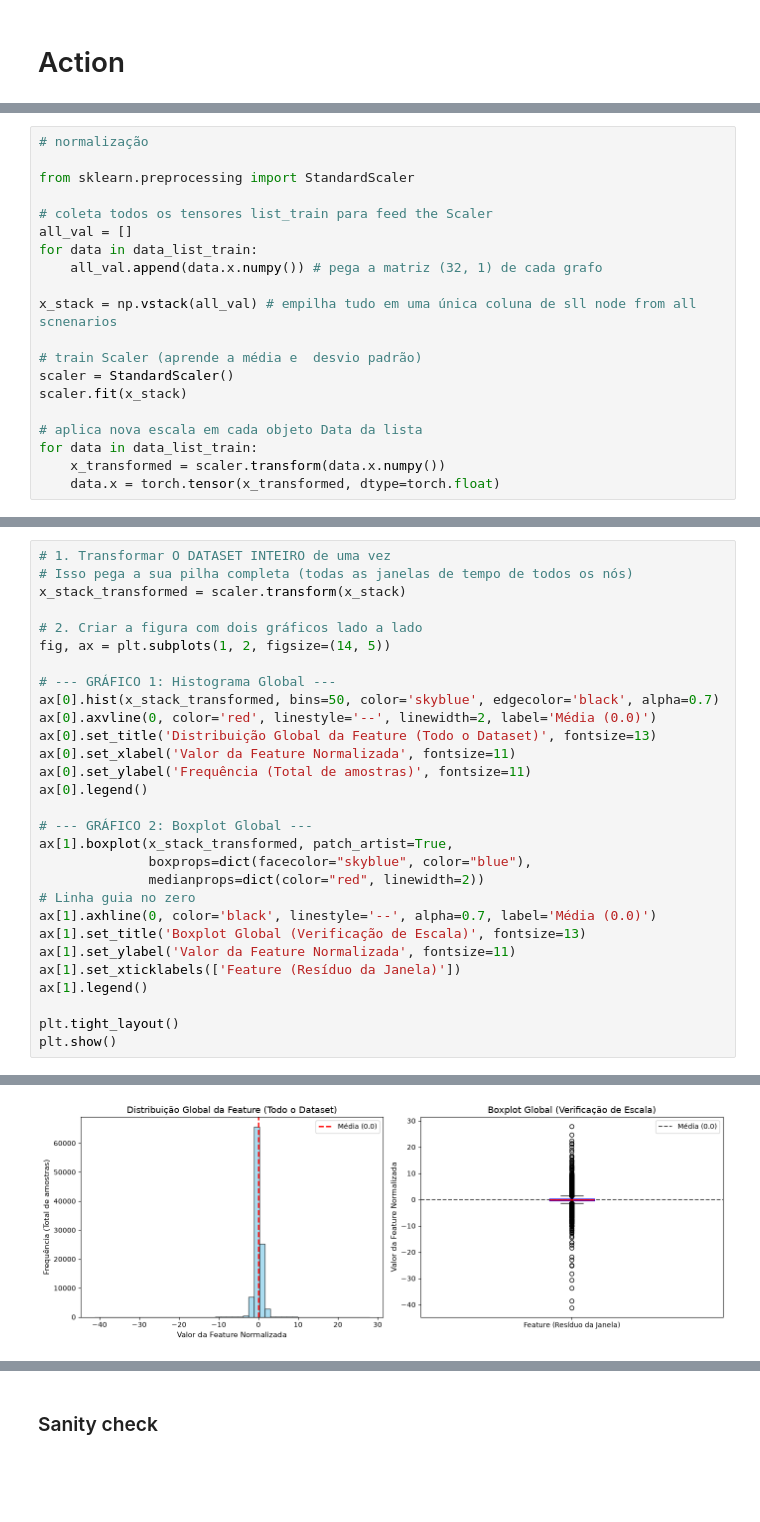
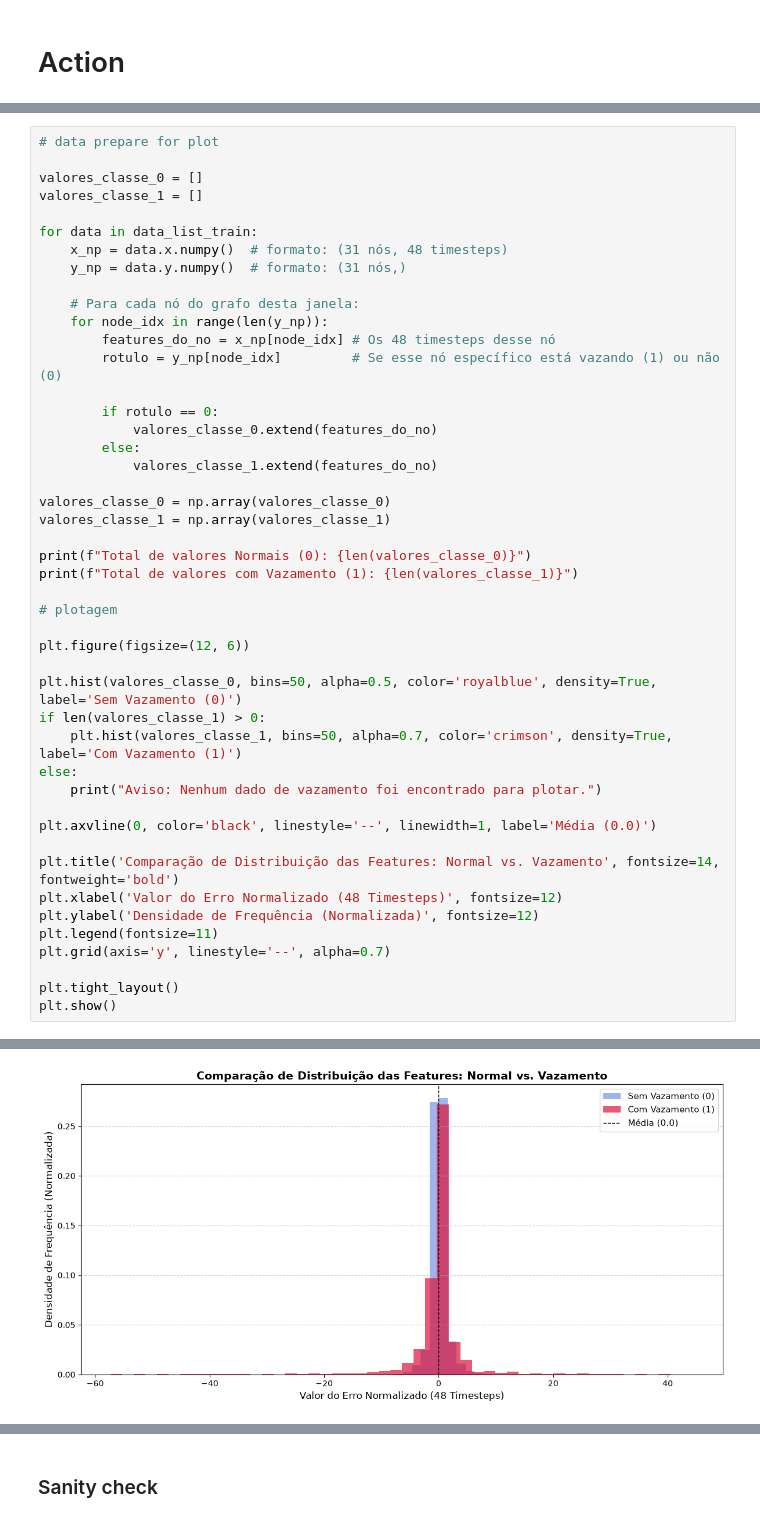
Before and after one commit to font-mirella/leak_db_ml_research, a Jupyter notebook: dev/02_model_study.ipynb, the cells around one changed output, grey strips where cells are left out. Cells and saved outputs as stored; diff of their text form; blank space fills up the shorter version.

```diff
--- a/dev/02_model_study.ipynb
+++ b/dev/02_model_study.ipynb
@@ -167,26 +171,6 @@ data_list_train = build_scenario_data_graph(scenarios, G, list_nodes, nodes_inde
 # %% [output]
 ['2', '3', '4', '5', '6', '7', '8', '9', '10', '11', '12', '13', '14', '15', '16', '17', '18', '19', '20', '21', '22', '23', '24', '25', '26', '27', '28', '29', '30', '31', '32']
 {'2': 0, '3': 1, '4': 2, '5': 3, '6': 4, '7': 5, '8': 6, '9': 7, '10': 8, '11': 9, '12': 10, '13': 11, '14': 12, '15': 13, '16': 14, '17': 15, '18': 16, '19': 17, '20': 18, '21': 19, '22': 20, '23': 2 ...
-# %%
-# normalização
-
-from sklearn.preprocessing import StandardScaler
-
-# coleta todos os tensores list_train para feed the Scaler
-all_val = []
-for data in data_list_train:
-    all_val.append(data.x.numpy()) # pega a matriz (32, 1) de cada grafo
-
-x_stack = np.vstack(all_val) # empilha tudo em uma única coluna de sll node from all scnenarios
-
-# train Scaler (aprende a média e  desvio padrão)
-scaler = StandardScaler()
-scaler.fit(x_stack)
-
-# aplica nova escala em cada objeto Data da lista
-for data in data_list_train:
-    x_transformed = scaler.transform(data.x.numpy())
-    data.x = torch.tensor(x_transformed, dtype=torch.float)
 # %% [markdown]
 ## Normalizações
 ### Normalização física por nó (Z-Score de baseline)
@@ -217,29 +196,46 @@ Ajusta a amplitude geral da feature de entrada do dataset, comprimindo a escala.
 # %%
-# 1. Transformar O DATASET INTEIRO de uma vez
-# Isso pega a sua pilha completa (todas as janelas de tempo de todos os nós)
-x_stack_transformed = scaler.transform(x_stack)
+# data prepare for plot
 
-# 2. Criar a figura com dois gráficos lado a lado
-fig, ax = plt.subplots(1, 2, figsize=(14, 5))
+valores_classe_0 = []
+valores_classe_1 = []
 
-# --- GRÁFICO 1: Histograma Global ---
-ax[0].hist(x_stack_transformed, bins=50, color='skyblue', edgecolor='black', alpha=0.7)
-ax[0].axvline(0, color='red', linestyle='--', linewidth=2, label='Média (0.0)')
-ax[0].set_title('Distribuição Global da Feature (Todo o Dataset)', fontsize=13)
-ax[0].set_xlabel('Valor da Feature Normalizada', fontsize=11)
-ax[0].set_ylabel('Frequência (Total de amostras)', fontsize=11)
-ax[0].legend()
+for data in data_list_train:
+    x_np = data.x.numpy()  # formato: (31 nós, 48 timesteps)
+    y_np = data.y.numpy()  # formato: (31 nós,)
 
-# --- GRÁFICO 2: Boxplot Global ---
-ax[1].boxplot(x_stack_transformed, patch_artist=True,
-              boxprops=dict(facecolor="skyblue", color="blue"),
-              medianprops=dict(color="red", linewidth=2))
-# Linha guia no zero
-ax[1].axhline(0, color='black', linestyle='--', alpha=0.7, label='Média (0.0)')
-ax[1].set_title('Boxplot Global (Verificação de Escala)', fontsize=13)
-ax[1].set_ylabel('Valor da Feature Normalizada', fontsize=11)
-ax[1].set_xticklabels(['Feature (Resíduo da Janela)'])
-ax[1].legend()
+    # Para cada nó do grafo desta janela:
+    for node_idx in range(len(y_np)):
+        features_do_no = x_np[node_idx] # Os 48 timesteps desse nó
+        rotulo = y_np[node_idx]         # Se esse nó específico está vazando (1) ou não (0)
+
+        if rotulo == 0:
+            valores_classe_0.extend(features_do_no)
+        else:
+            valores_classe_1.extend(features_do_no)
+
+valores_classe_0 = np.array(valores_classe_0)
+valores_classe_1 = np.array(valores_classe_1)
+
+print(f"Total de valores Normais (0): {len(valores_classe_0)}")
+print(f"Total de valores com Vazamento (1): {len(valores_classe_1)}")
+
+# plotagem
+
+plt.figure(figsize=(12, 6))
+
+plt.hist(valores_classe_0, bins=50, alpha=0.5, color='royalblue', density=True, label='Sem Vazamento (0)')
+if len(valores_classe_1) > 0:
+    plt.hist(valores_classe_1, bins=50, alpha=0.7, color='crimson', density=True, label='Com Vazamento (1)')
+else:
+    print("Aviso: Nenhum dado de vazamento foi encontrado para plotar.")
+
+plt.axvline(0, color='black', linestyle='--', linewidth=1, label='Média (0.0)')
+
+plt.title('Comparação de Distribuição das Features: Normal vs. Vazamento', fontsize=14, fontweight='bold')
+plt.xlabel('Valor do Erro Normalizado (48 Timesteps)', fontsize=12)
+plt.ylabel('Densidade de Frequência (Normalizada)', fontsize=12)
+plt.legend(fontsize=11)
+plt.grid(axis='y', linestyle='--', alpha=0.7)
 
 plt.tight_layout()
 plt.show()
@@ -247 +245 @@ plt.show()
-[figure, old version]
+[figure, new version]
```
Also changed, not shown: parts of 13 cells of this notebook.
